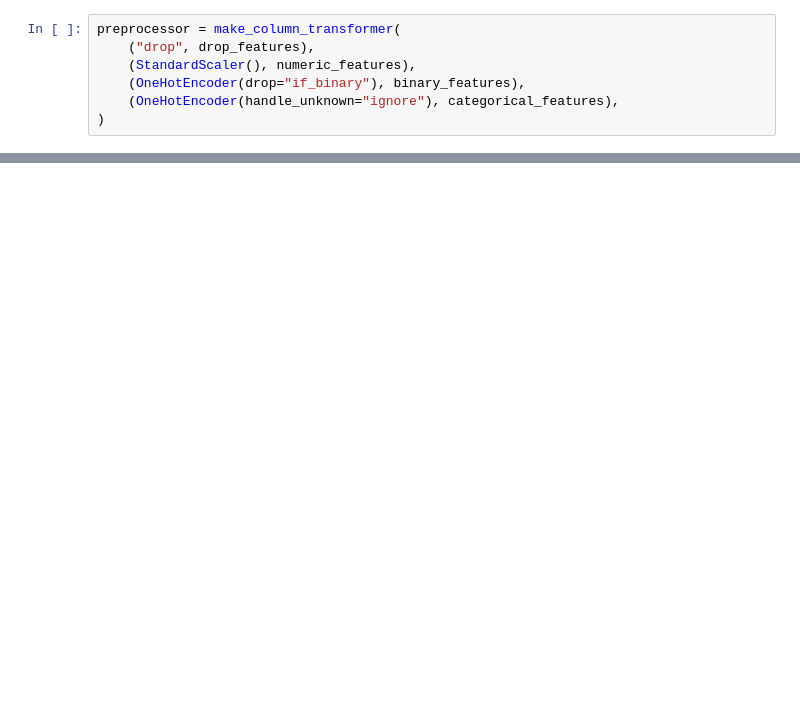
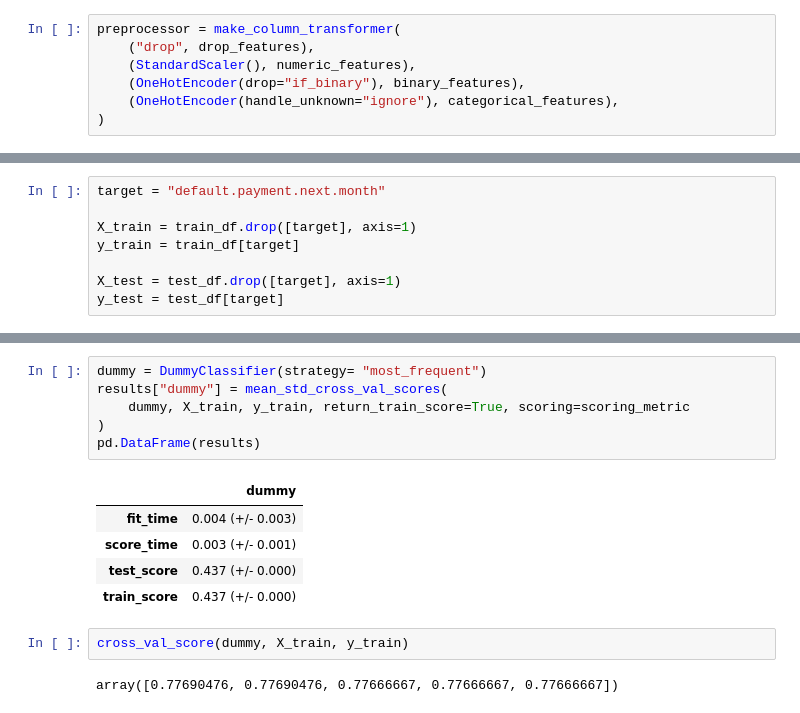
Before and after one commit to karensiem/Credit_Card_Classification, a Jupyter notebook: Classification.ipynb, the cells around one changed output, grey strips where cells are left out. Saved outputs shown, nothing was run; the diff lists cells and outputs as text; blank space fills up the shorter version.

```diff
--- a/Classification.ipynb
+++ b/Classification.ipynb
@@ -251,0 +304,8 @@ preprocessor = make_column_transformer(
+# %%
+target = "default.payment.next.month"
+
+X_train = train_df.drop([target], axis=1)
+y_train = train_df[target]
+
+X_test = test_df.drop([target], axis=1)
+y_test = test_df[target]
@@ -251,0 +370,16 @@ preprocessor = make_column_transformer(
+# %%
+dummy = DummyClassifier(strategy= "most_frequent")
+results["dummy"] = mean_std_cross_val_scores(
+    dummy, X_train, y_train, return_train_score=True, scoring=scoring_metric
+)
+pd.DataFrame(results)
+# %% [output]
+|  | dummy |
+| fit_time | 0.004 (+/- 0.003) |
+| score_time | 0.003 (+/- 0.001) |
+| test_score | 0.437 (+/- 0.000) |
+| train_score | 0.437 (+/- 0.000) |
+# %%
+cross_val_score(dummy, X_train, y_train)
+# %% [output]
+array([0.77690476, 0.77690476, 0.77666667, 0.77666667, 0.77666667])
```
Also changed, not shown: parts of 24 cells of this notebook.
